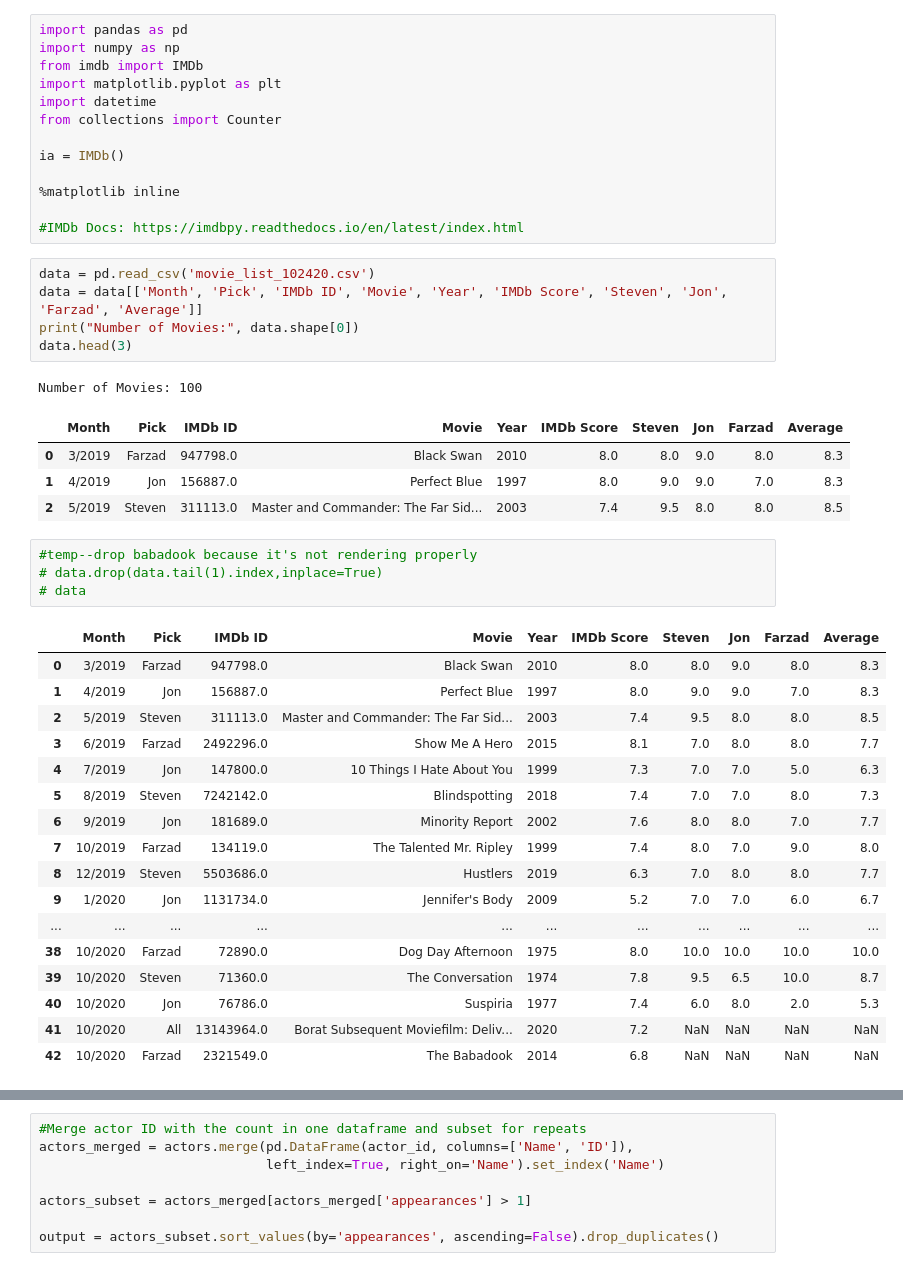
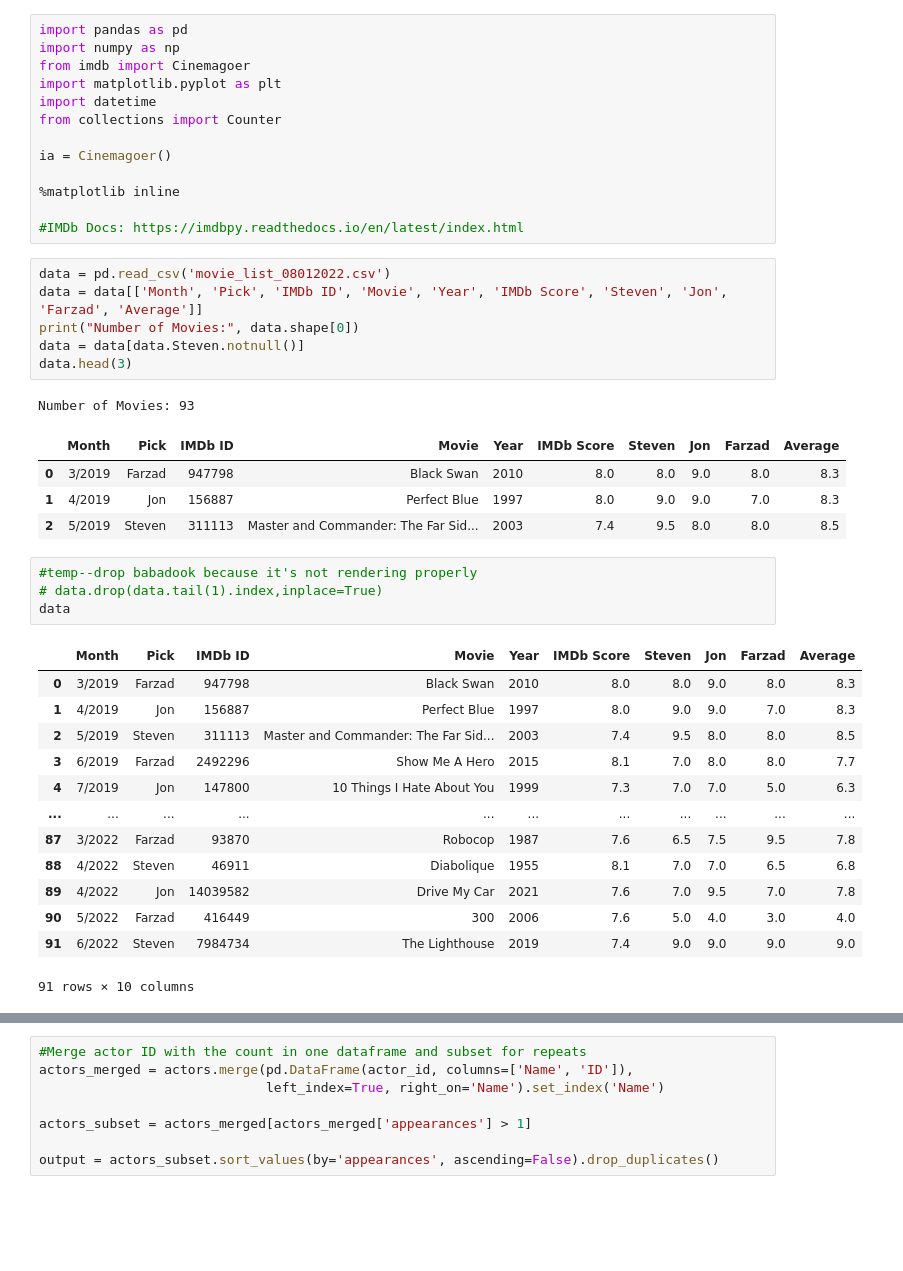
Before and after one commit to jgrundy/movie_analysis, a Jupyter notebook: movie_analysis.ipynb, the cells around one changed output, grey strips where cells are left out. Cells and saved outputs as stored; diff of their text form; blank space fills up the shorter version.

Commit message:
new dataset and updated for cinemagoer

```diff
--- a/movie_analysis.ipynb
+++ b/movie_analysis.ipynb
@@ -1,49 +1,46 @@
 # %%
 import pandas as pd
 import numpy as np
-from imdb import IMDb
+from imdb import Cinemagoer
 import matplotlib.pyplot as plt
 import datetime
 from collections import Counter
 
-ia = IMDb()
+ia = Cinemagoer()
 
 %matplotlib inline
 
 #IMDb Docs: https://imdbpy.readthedocs.io/en/latest/index.html
 # %%
-data = pd.read_csv('movie_list_102420.csv')
+data = pd.read_csv('movie_list_08012022.csv')
 data = data[['Month', 'Pick', 'IMDb ID', 'Movie', 'Year', 'IMDb Score', 'Steven', 'Jon', 'Farzad', 'Average']]
 print("Number of Movies:", data.shape[0])
+data = data[data.Steven.notnull()]
 data.head(3)
 # %% [output]
-Number of Movies: 100
+Number of Movies: 93
 |  | Month | Pick | IMDb ID | Movie | Year | IMDb Score | Steven | Jon | Farzad | Average |
-| 0 | 3/2019 | Farzad | 947798.0 | Black Swan | 2010 | 8.0 | 8.0 | 9.0 | 8.0 | 8.3 |
-| 1 | 4/2019 | Jon | 156887.0 | Perfect Blue | 1997 | 8.0 | 9.0 | 9.0 | 7.0 | 8.3 |
-| 2 | 5/2019 | Steven | 311113.0 | Master and Commander: The Far Sid... | 2003 | 7.4 | 9.5 | 8.0 | 8.0 | 8.5 |
+| 0 | 3/2019 | Farzad | 947798 | Black Swan | 2010 | 8.0 | 8.0 | 9.0 | 8.0 | 8.3 |
+| 1 | 4/2019 | Jon | 156887 | Perfect Blue | 1997 | 8.0 | 9.0 | 9.0 | 7.0 | 8.3 |
+| 2 | 5/2019 | Steven | 311113 | Master and Commander: The Far Sid... | 2003 | 7.4 | 9.5 | 8.0 | 8.0 | 8.5 |
 # %%
 #temp--drop babadook because it's not rendering properly
 # data.drop(data.tail(1).index,inplace=True)
-# data
+data
 # %% [output]
 |  | Month | Pick | IMDb ID | Movie | Year | IMDb Score | Steven | Jon | Farzad | Average |
-| 0 | 3/2019 | Farzad | 947798.0 | Black Swan | 2010 | 8.0 | 8.0 | 9.0 | 8.0 | 8.3 |
-| 1 | 4/2019 | Jon | 156887.0 | Perfect Blue | 1997 | 8.0 | 9.0 | 9.0 | 7.0 | 8.3 |
-| 2 | 5/2019 | Steven | 311113.0 | Master and Commander: The Far Sid... | 2003 | 7.4 | 9.5 | 8.0 | 8.0 | 8.5 |
-| 3 | 6/2019 | Farzad | 2492296.0 | Show Me A Hero | 2015 | 8.1 | 7.0 | 8.0 | 8.0 | 7.7 |
-| 4 | 7/2019 | Jon | 147800.0 | 10 Things I Hate About You | 1999 | 7.3 | 7.0 | 7.0 | 5.0 | 6.3 |
-| 5 | 8/2019 | Steven | 7242142.0 | Blindspotting | 2018 | 7.4 | 7.0 | 7.0 | 8.0 | 7.3 |
-| 6 | 9/2019 | Jon | 181689.0 | Minority Report | 2002 | 7.6 | 8.0 | 8.0 | 7.0 | 7.7 |
-| 7 | 10/2019 | Farzad | 134119.0 | The Talented Mr. Ripley | 1999 | 7.4 | 8.0 | 7.0 | 9.0 | 8.0 |
-| 8 | 12/2019 | Steven | 5503686.0 | Hustlers | 2019 | 6.3 | 7.0 | 8.0 | 8.0 | 7.7 |
-| 9 | 1/2020 | Jon | 1131734.0 | Jennifer's Body | 2009 | 5.2 | 7.0 | 7.0 | 6.0 | 6.7 |
+| 0 | 3/2019 | Farzad | 947798 | Black Swan | 2010 | 8.0 | 8.0 | 9.0 | 8.0 | 8.3 |
+| 1 | 4/2019 | Jon | 156887 | Perfect Blue | 1997 | 8.0 | 9.0 | 9.0 | 7.0 | 8.3 |
+| 2 | 5/2019 | Steven | 311113 | Master and Commander: The Far Sid... | 2003 | 7.4 | 9.5 | 8.0 | 8.0 | 8.5 |
+| 3 | 6/2019 | Farzad | 2492296 | Show Me A Hero | 2015 | 8.1 | 7.0 | 8.0 | 8.0 | 7.7 |
+| 4 | 7/2019 | Jon | 147800 | 10 Things I Hate About You | 1999 | 7.3 | 7.0 | 7.0 | 5.0 | 6.3 |
 | ... | ... | ... | ... | ... | ... | ... | ... | ... | ... | ... |
-| 38 | 10/2020 | Farzad | 72890.0 | Dog Day Afternoon | 1975 | 8.0 | 10.0 | 10.0 | 10.0 | 10.0 |
-| 39 | 10/2020 | Steven | 71360.0 | The Conversation | 1974 | 7.8 | 9.5 | 6.5 | 10.0 | 8.7 |
-| 40 | 10/2020 | Jon | 76786.0 | Suspiria | 1977 | 7.4 | 6.0 | 8.0 | 2.0 | 5.3 |
-| 41 | 10/2020 | All | 13143964.0 | Borat Subsequent Moviefilm: Deliv... | 2020 | 7.2 | NaN | NaN | NaN | NaN |
-| 42 | 10/2020 | Farzad | 2321549.0 | The Babadook | 2014 | 6.8 | NaN | NaN | NaN | NaN |
+| 87 | 3/2022 | Farzad | 93870 | Robocop | 1987 | 7.6 | 6.5 | 7.5 | 9.5 | 7.8 |
+| 88 | 4/2022 | Steven | 46911 | Diabolique | 1955 | 8.1 | 7.0 | 7.0 | 6.5 | 6.8 |
+| 89 | 4/2022 | Jon | 14039582 | Drive My Car | 2021 | 7.6 | 7.0 | 9.5 | 7.0 | 7.8 |
+| 90 | 5/2022 | Farzad | 416449 | 300 | 2006 | 7.6 | 5.0 | 4.0 | 3.0 | 4.0 |
+| 91 | 6/2022 | Steven | 7984734 | The Lighthouse | 2019 | 7.4 | 9.0 | 9.0 | 9.0 | 9.0 |
+91 rows × 10 columns
 # %%
 #Pull the list of actors, count appearances, and output count and actor id
 actor_id = []
```
Also changed, not shown: parts of 1 cell of this notebook, 3 other files.
